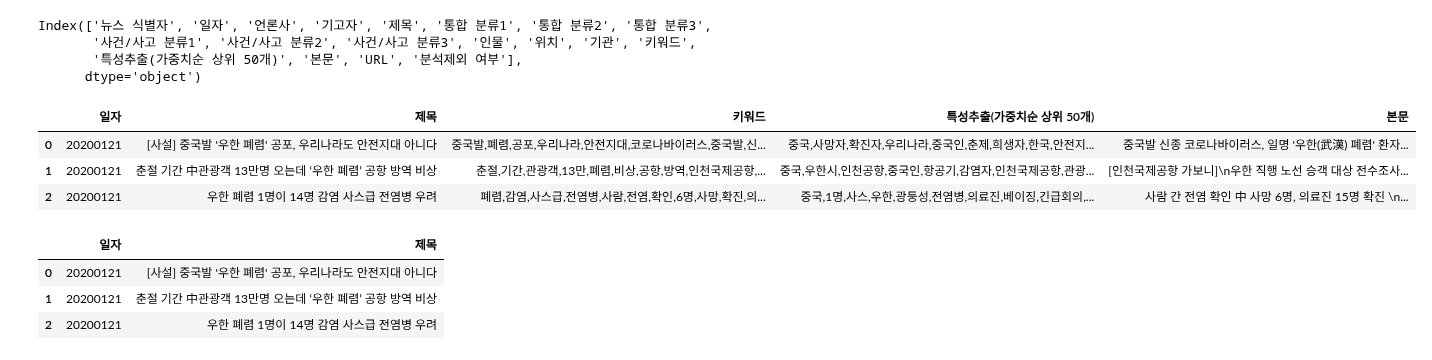
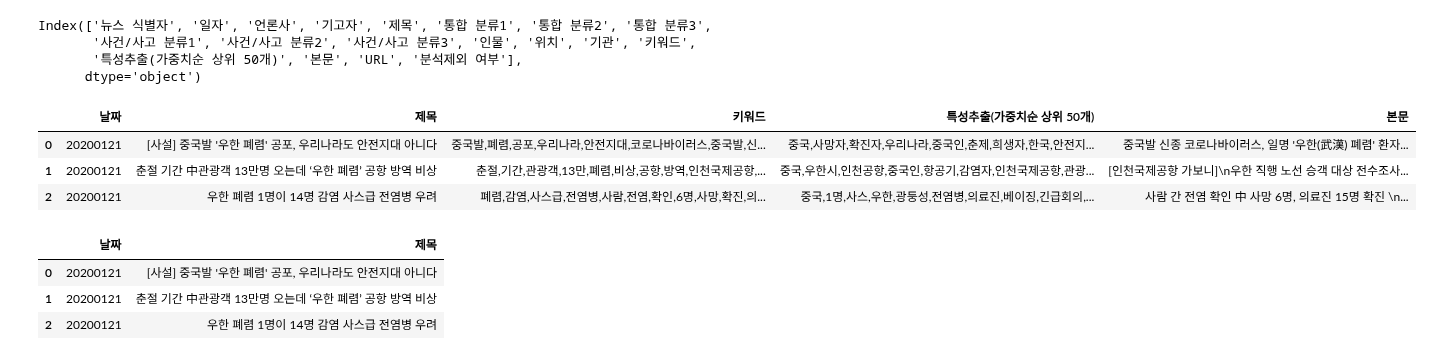
Before and after one commit to city1616/LikeLion_AI_SCHOOL_13th, a Jupyter notebook: 팀 프로젝트_01/04_news_data_to_csv.ipynb, the cells around one changed output. Drawn from its saved outputs; the diff is of its cells as text; code cells hidden in the pictures.

```diff
--- a/팀 프로젝트_01/04_news_data_to_csv.ipynb
+++ b/팀 프로젝트_01/04_news_data_to_csv.ipynb
@@ -89,21 +89,25 @@ Index(['뉴스 식별자', '일자', '언론사', '기고자', '제목', '통합
        '사건/사고 분류1', '사건/사고 분류2', '사건/사고 분류3', '인물', '위치', '기관', '키워드',
        '특성추출(가중치순 상위 50개)', '본문', 'URL', '분석제외 여부'],
       dtype='object')
+# %%
+news_data.columns = ['뉴스 식별자', '날짜', '언론사', '기고자', '제목', '통합 분류1', '통합 분류2', '통합 분류3',
+       '사건/사고 분류1', '사건/사고 분류2', '사건/사고 분류3', '인물', '위치', '기관', '키워드',
+       '특성추출(가중치순 상위 50개)', '본문', 'URL', '분석제외 여부']
 # %%
-res_col = ["일자", "제목", "키워드", "특성추출(가중치순 상위 50개)", "본문"]
+res_col = ["날짜", "제목", "키워드", "특성추출(가중치순 상위 50개)", "본문"]
 news_data_five_columns = news_data[res_col].copy()
 news_data_five_columns.head(3)
 # %% [output]
-|  | 일자 | 제목 | 키워드 | 특성추출(가중치순 상위 50개) | 본문 |
+|  | 날짜 | 제목 | 키워드 | 특성추출(가중치순 상위 50개) | 본문 |
 | 0 | 20200121 | [사설] 중국발 '우한 폐렴' 공포, 우리나라도 안전지대 아니다 | 중국발,폐렴,공포,우리나라,안전지대,코로나바이러스,중국발,신... | 중국,사망자,확진자,우리나라,중국인,춘제,희생자,한국,안전지... | 중국발 신종 코로나바이러스, 일명 '우한(武漢) 폐렴' 환자... |
 | 1 | 20200121 | 춘절 기간 中관광객 13만명 오는데 ‘우한 폐렴’ 공항 방역 비상 | 춘절,기간,관광객,13만,폐렴,비상,공항,방역,인천국제공항,... | 중국,우한시,인천공항,중국인,항공기,감염자,인천국제공항,관광... | [인천국제공항 가보니]\n우한 직행 노선 승객 대상 전수조사... |
 | 2 | 20200121 | 우한 폐렴 1명이 14명 감염 사스급 전염병 우려 | 폐렴,감염,사스급,전염병,사람,전염,확인,6명,사망,확진,의... | 중국,1명,사스,우한,광둥성,전염병,의료진,베이징,긴급회의,... | 사람 간 전염 확인 中 사망 6명, 의료진 15명 확진 \n... |
 # %%
-title_col = ["일자", "제목"]
+title_col = ["날짜", "제목"]
 news_title_df = news_data[title_col].copy()
 news_title_df.head(3)
 # %% [output]
-|  | 일자 | 제목 |
+|  | 날짜 | 제목 |
 | 0 | 20200121 | [사설] 중국발 '우한 폐렴' 공포, 우리나라도 안전지대 아니다 |
 | 1 | 20200121 | 춘절 기간 中관광객 13만명 오는데 ‘우한 폐렴’ 공항 방역 비상 |
 | 2 | 20200121 | 우한 폐렴 1명이 14명 감염 사스급 전염병 우려 |
```
Also changed, not shown: parts of 11 cells of this notebook.
